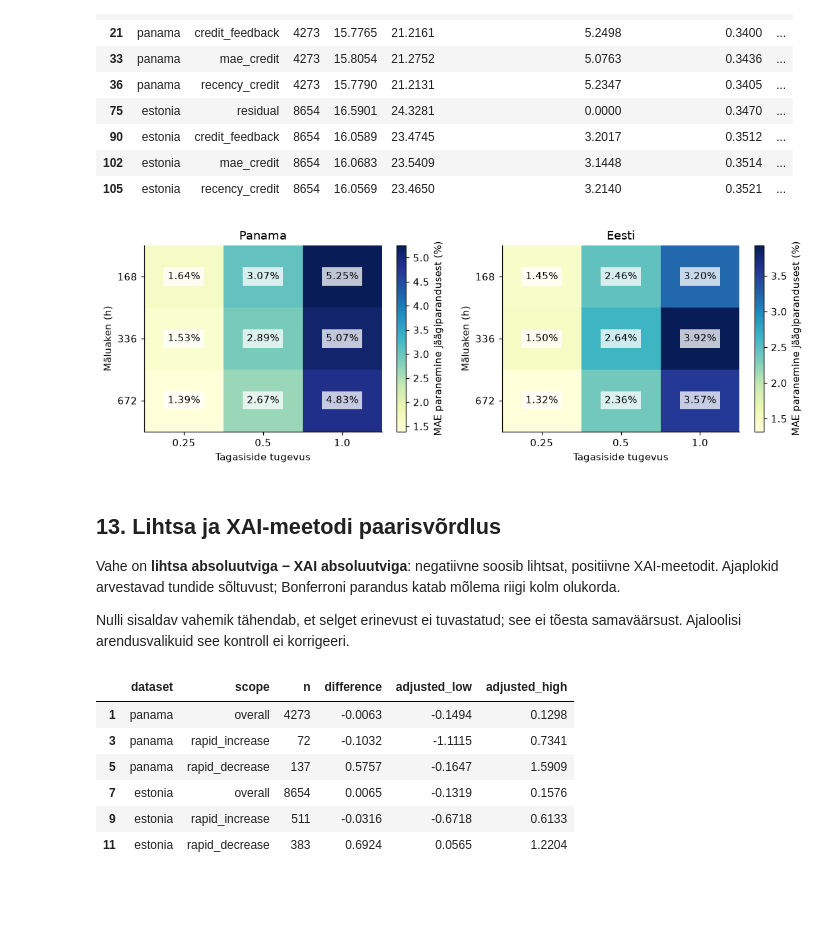
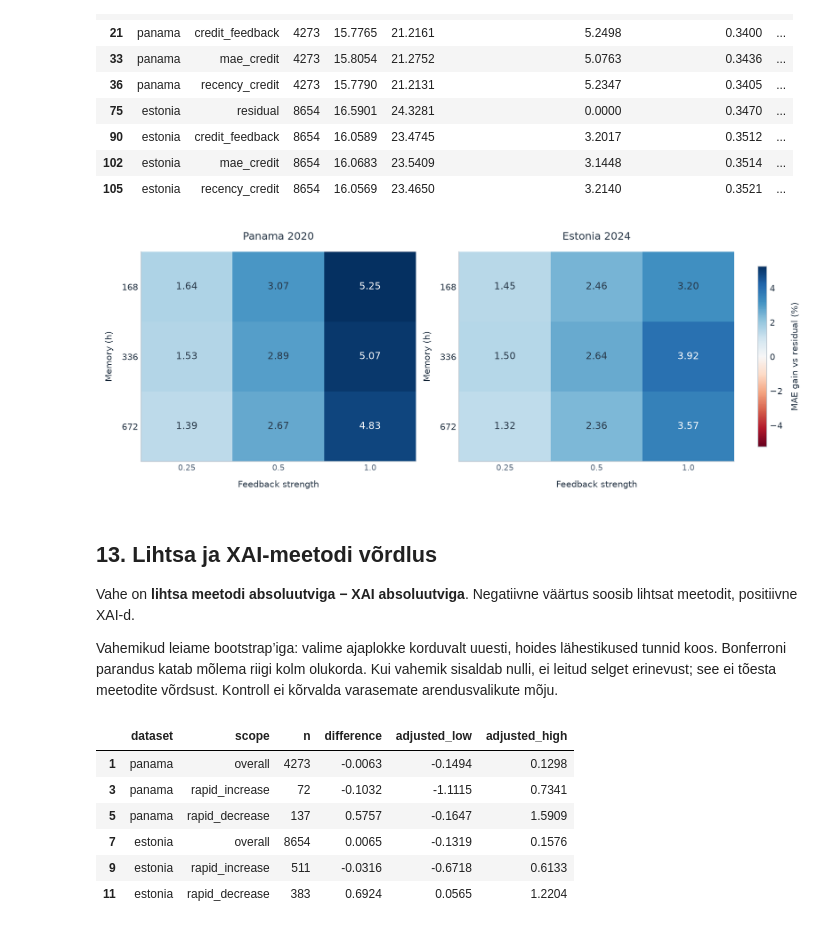
Before and after one commit to Danwerk/xai, a Jupyter notebook: compare_correction_methods.ipynb, the cells around one changed output. Saved outputs shown, nothing was run; the diff lists cells and outputs as text; code cells hidden in the pictures; blank space fills up the shorter version.

```diff
--- a/compare_correction_methods.ipynb
+++ b/compare_correction_methods.ipynb
@@ -592,31 +674,37 @@ display(overall[overall.method.isin(robust_methods)][
 | 102 | estonia | mae_credit | 8654 | 16.0683 | 23.5409 | 3.1448 | 0.3514 | ... |
 | 105 | estonia | recency_credit | 8654 | 16.0569 | 23.4650 | 3.2140 | 0.3521 | ... |
 # %%
-fig, axes = plt.subplots(1, len(DATASETS), figsize=(10, 3.5), squeeze=False)
-for col, dataset in enumerate(DATASETS):
-    values = overall[overall.dataset.eq(dataset) & overall.method.str.startswith("sensitivity_")].copy()
-    values["window"] = values.method.str.extract(r"_w(\d+)", expand=False).astype(int)
-    values["strength"] = values.method.str.extract(r"_s([\d.]+)", expand=False).astype(float)
-    grid = values.pivot(index="window", columns="strength", values="improvement_vs_residual_pct")
-    ax = axes[0, col]
-    picture = ax.imshow(grid.to_numpy(), cmap="YlGnBu", aspect="auto")
-    ax.set_xticks(range(len(grid.columns)), grid.columns)
-    ax.set_yticks(range(len(grid.index)), grid.index)
-    for row in range(len(grid.index)):
-        for column in range(len(grid.columns)):
-            ax.text(column, row, f"{grid.iloc[row, column]:.2f}%", ha="center", va="center",
-                    bbox={"facecolor": "white", "alpha": 0.75, "edgecolor": "none"})
-    ax.set(title=COUNTRIES[dataset], xlabel="Tagasiside tugevus", ylabel="Mäluaken (h)")
-    fig.colorbar(picture, ax=ax, label="MAE paranemine jäägiparandusest (%)")
-fig.tight_layout()
-plt.show()
+with plt.rc_context(PLOT_STYLE):
+    fig, axes = plt.subplots(1, len(DATASETS), figsize=(12, 4.5), squeeze=False, layout='constrained')
+    grids = {}
+    for dataset in DATASETS:
+        values = overall[overall.dataset.eq(dataset) & overall.method.str.startswith('sensitivity_')].copy()
+        values['window'] = values.method.str.extract(r'_w(\d+)', expand=False).astype(int)
+        values['strength'] = values.method.str.extract(r'_s([\d.]+)', expand=False).astype(float)
+        grids[dataset] = values.pivot(index='window', columns='strength', values='improvement_vs_residual_pct')
+    limit = max(abs(grid.to_numpy()).max() for grid in grids.values())
+    limit = max(float(limit), 1e-9)
+    for col, dataset in enumerate(DATASETS):
+        grid = grids[dataset]
+        ax = axes[0, col]
+        picture = ax.imshow(grid.to_numpy(), cmap='RdBu', vmin=-limit, vmax=limit, aspect='auto')
+        ax.set_xticks(range(len(grid.columns)), grid.columns)
+        ax.set_yticks(range(len(grid.index)), grid.index)
+        for row in range(len(grid.index)):
+            for column in range(len(grid.columns)):
+                value = float(grid.iloc[row, column])
+                ax.text(column, row, f'{value:.2f}', ha='center', va='center', fontsize=12,
+                        color='white' if abs(value) > 0.65 * limit else '#283747')
+        ax.set(title=PLOT_TITLES[dataset], xlabel='Feedback strength', ylabel='Memory (h)')
+    fig.colorbar(picture, ax=list(axes.flat), label='MAE gain vs residual (%)', shrink=0.86, pad=0.04)
+    plt.show()
 # %% [output]
-[figure, old version]
+[figure, new version]
 # %% [markdown]
-## 13. Lihtsa ja XAI-meetodi paarisvõrdlus
-Vahe on **lihtsa absoluutviga − XAI absoluutviga**: negatiivne soosib lihtsat, positiivne XAI-meetodit. Ajaplokid arvestavad tundide sõltuvust; Bonferroni parandus katab mõlema riigi kolm olukorda.
+## 13. Lihtsa ja XAI-meetodi võrdlus
+Vahe on **lihtsa meetodi absoluutviga − XAI absoluutviga**. Negatiivne väärtus soosib lihtsat meetodit, positiivne XAI-d.
 
-Nulli sisaldav vahemik tähendab, et selget erinevust ei tuvastatud; see ei tõesta samaväärsust. Ajaloolisi arendusvalikuid see kontroll ei korrigeeri.
+Vahemikud leiame bootstrap’iga: valime ajaplokke korduvalt uuesti, hoides lähestikused tunnid koos. Bonferroni parandus katab mõlema riigi kolm olukorda. Kui vahemik sisaldab nulli, ei leitud selget erinevust; see ei tõesta meetodite võrdsust. Kontroll ei kõrvalda varasemate arendusvalikute mõju.
 # %%
 interval_rows = []
 comparison_count = len(DATASETS) * 3
```
Also changed, not shown: parts of 49 cells of this notebook.
